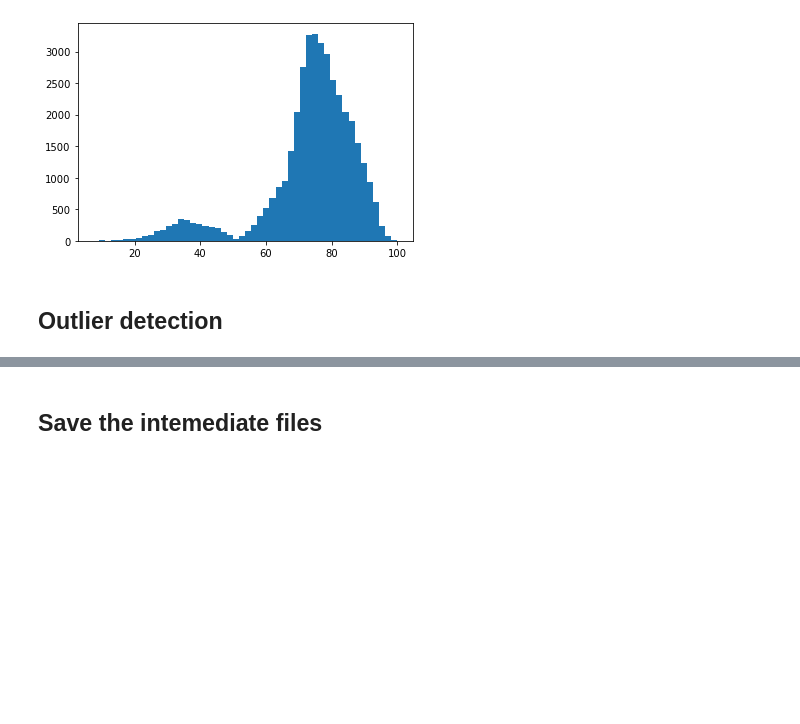
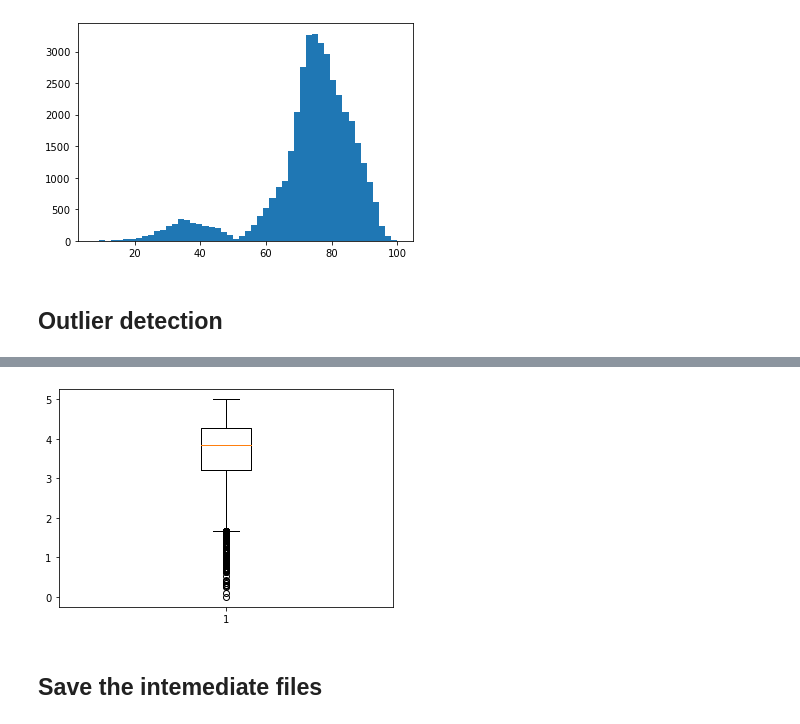
Before and after one commit to reddynt/data-science-competitions, a Jupyter notebook: hacker_earth/habitability_score_prediction/data_preparation.ipynb, the cells around one changed output, grey strips where cells are left out. Cells and saved outputs as stored; diff of their text form; code cells hidden in the pictures; blank space fills up the shorter version.

```diff
--- a/hacker_earth/habitability_score_prediction/data_preparation.ipynb
+++ b/hacker_earth/habitability_score_prediction/data_preparation.ipynb
@@ -374,3 +403,8 @@ plt.show()
+# %%
+plt.boxplot(train_df.Neighborhood_Review)
+plt.show()
+# %% [output]
+[figure, added]
 # %% [markdown]
 ## Save the intemediate files
 # %%
```
Also changed, not shown: parts of 6 cells of this notebook, 11 other files.
